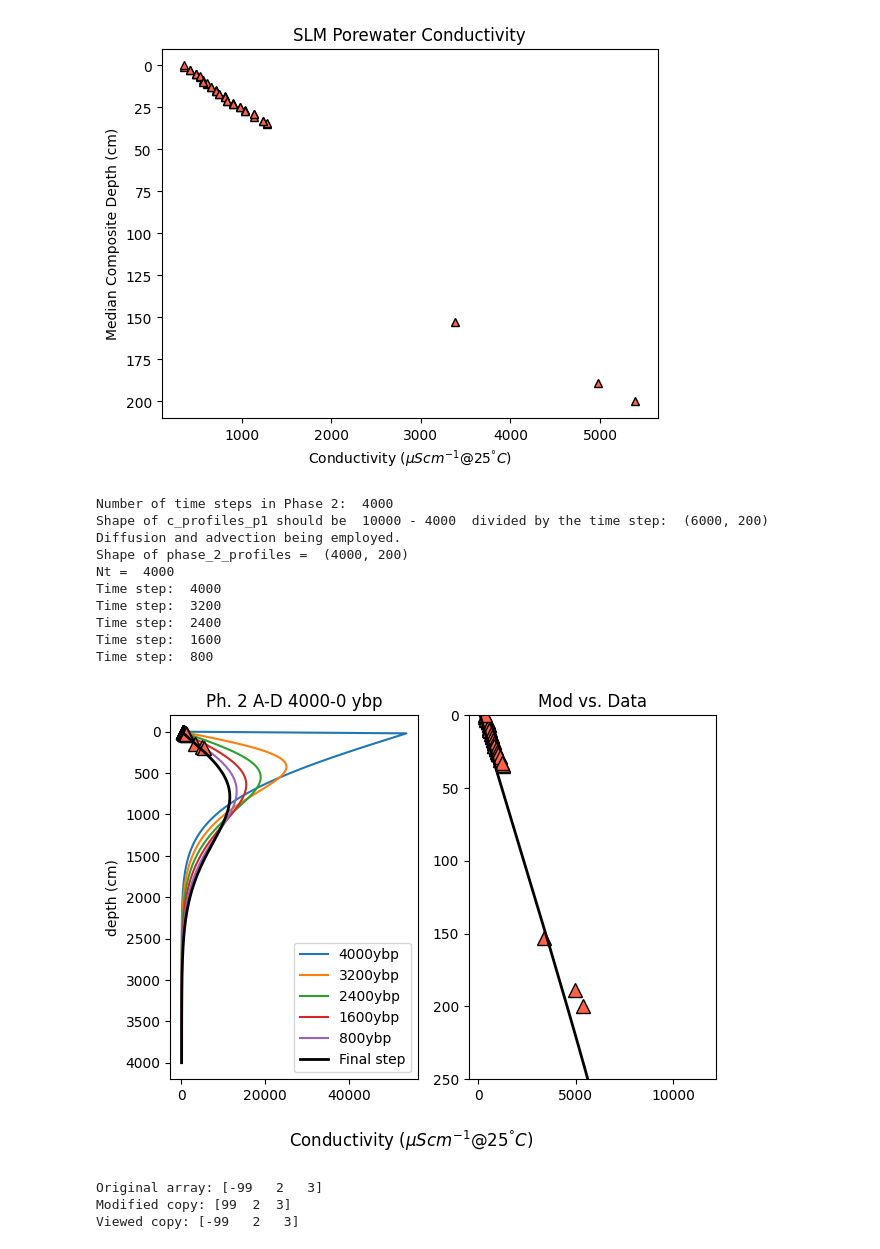
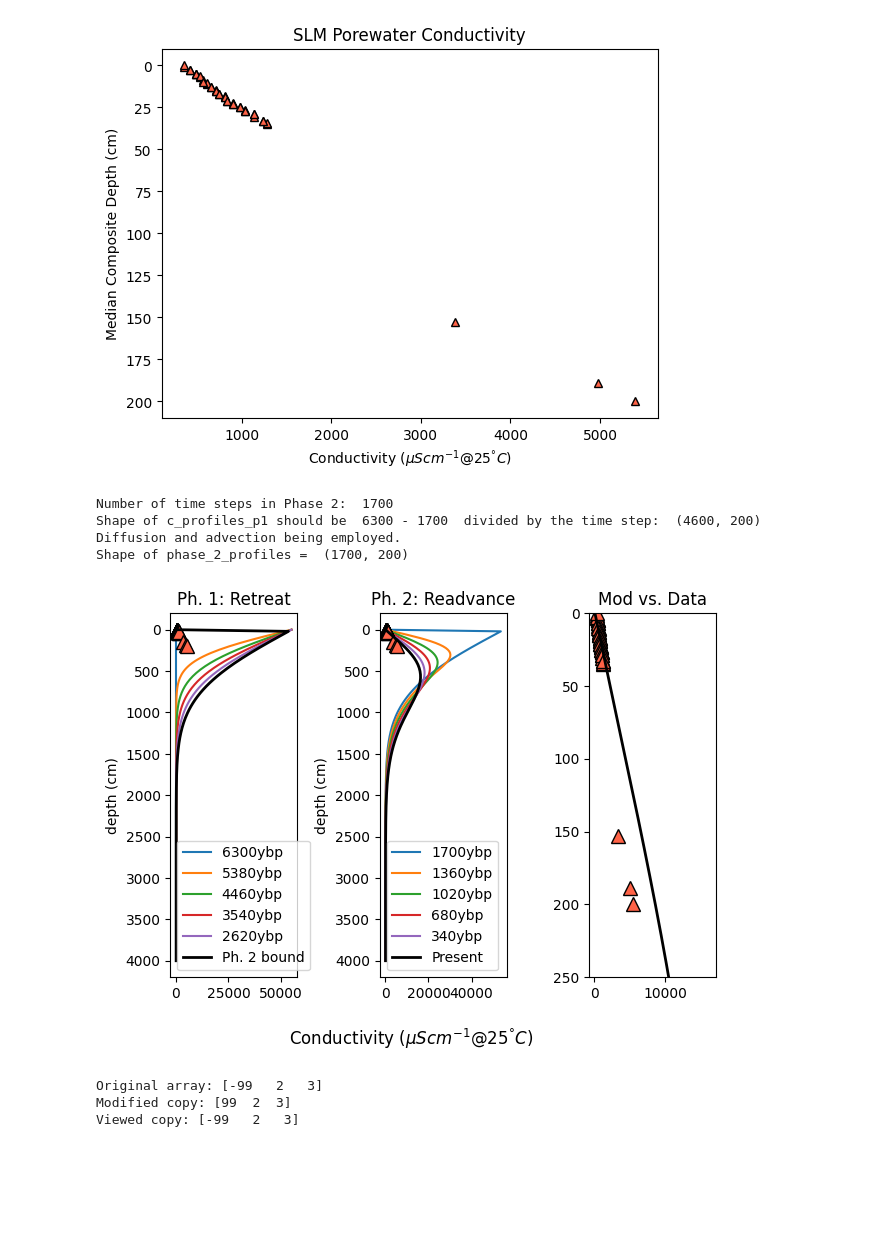
Before and after one commit to DirtBurner/Neuhaus_Model_Replication, a Jupyter notebook: TS_notebook.ipynb, the cells around one changed output. Saved outputs shown, nothing was run; the diff lists cells and outputs as text; code cells hidden in the pictures; blank space fills up the shorter version.

Commit message:
Functionalize add-diff routines from T-S notebook to neuhaus_fcns.py module

```diff
--- a/TS_notebook.ipynb
+++ b/TS_notebook.ipynb
@@ -33,3 +33,6 @@ modern_ratio = 1.176810*10**(-12)
 S = 34                  #PSU
 ice_acc_rate = 0.15     #m/yr, Waddington et al, 2005
 surf_T = -25            #temperature at the surface of the ice (Engelhardt, 2004)
+
+#Destination directory for figures and data:
+dest_dir = 'C:/Users/beros/Box/UDrive_brosenheim/My_Documents/Service/Conferences and Presentations/WAIS/WAIS 2025 - Whidby'
@@ -373,50 +96,45 @@ C_0 = 100                               #microseimens per centimeter @25 degrees
 C_i = 55000                             #microseimens per centimeter for seawater
 Nx = L//depth_step                      # number of spatial points
 
 #Phase-level variables
 #Phase 1: Analytical solution - solute diffusion:
-T_0 = 10000                              #number of years phase 1 - How many years is the site open to seawater
+T_0 = 6300                              #number of years phase 1 - How many years is the site open to seawater
 Nt_T0 = T_0//time_step                  # number of time steps, phase 1
 
 #Phase 2 - Finite difference diffusion model
-T_1 = 4000                         #Number of years after readvance, and to present. How long ago did grounding line advace past SLM?
+T_1 = 1700                        #Number of years after readvance, and to present. How long ago did grounding line advace past SLM?
 Nt_T1 = T_1//time_step                  # number of time steps, phase 2
 print('Number of time steps in Phase 2: ', Nt_T1)
 
 #derived values
 dx = L/Nx
-dt_0 = T/Nt
-dt_1 = T/Nt
+dt_0 = T_0/Nt_T0
+dt_1 = T_1/Nt_T1
 
 #Run Phase 1 Model:
 #Set diffusion coefficient:
 D = (1/(1-math.log(phi**2)))*D_Cl
 #D = D_Cl
-xes, c_profiles_p1 = Neuhaus_analytical_solution(T_0, T_1, time_step, L, depth_step, D, C_i, C_0)
+xes, c_profiles_p1 = nf.Neuhaus_analytical_solution(T_0, T_1, time_step, L, depth_step, D, C_i, C_0)
 
 #Run Phase 2 Model:
-z, phase_2_profiles = Neuhaus_PW_solute_model(c_profiles_p1, D, T_1, C_0, L, depth_step, time_step, u=0.02, check_handoff=False)
+z, phase_2_profiles, tag = nf.Neuhaus_PW_solute_model(c_profiles_p1, D, T_1, C_0, L, depth_step, time_step, u=0.04, check_handoff=False)
 print('Shape of phase_2_profiles = ', phase_2_profiles.shape)
 
 #Plot both phases:
 #fig, ax = visualize_allphases(c_profiles_p1, phase_2_profiles, pw_df, T_0, T_1, Nt_T0, Nt_T1, z, slice=5)
 
 
 #Plot Phase 2 Model:
-fig, ax = visualize_phase2(phase_2_profiles, pw_df, z, slice=5)
+fig, ax = nf.visualize_allphases(c_profiles_p1, phase_2_profiles, pw_df, T_0, T_1, z, slice=5)
 plt.tight_layout()
+plt.savefig(dest_dir+'/All_phase_diagram_with_data_T0_'+str(T_0)+'_T1_'+str(T_1)+tag+'.png', dpi=600)
 # %% [output]
-Number of time steps in Phase 2:  4000
-Shape of c_profiles_p1 should be  10000 - 4000  divided by the time step:  (6000, 200)
+Number of time steps in Phase 2:  1700
+Shape of c_profiles_p1 should be  6300 - 1700  divided by the time step:  (4600, 200)
 Diffusion and advection being employed.
-Shape of phase_2_profiles =  (4000, 200)
-Nt =  4000
-Time step:  4000
-Time step:  3200
-Time step:  2400
-Time step:  1600
-Time step:  800
+Shape of phase_2_profiles =  (1700, 200)
-[figure, old version]
+[figure, new version]
 # %%
 def modify_array(arr):
     arr[0] = 99  # This modification will only affect the copy
```
Also changed, not shown: parts of 17 cells of this notebook, 2 other files.
